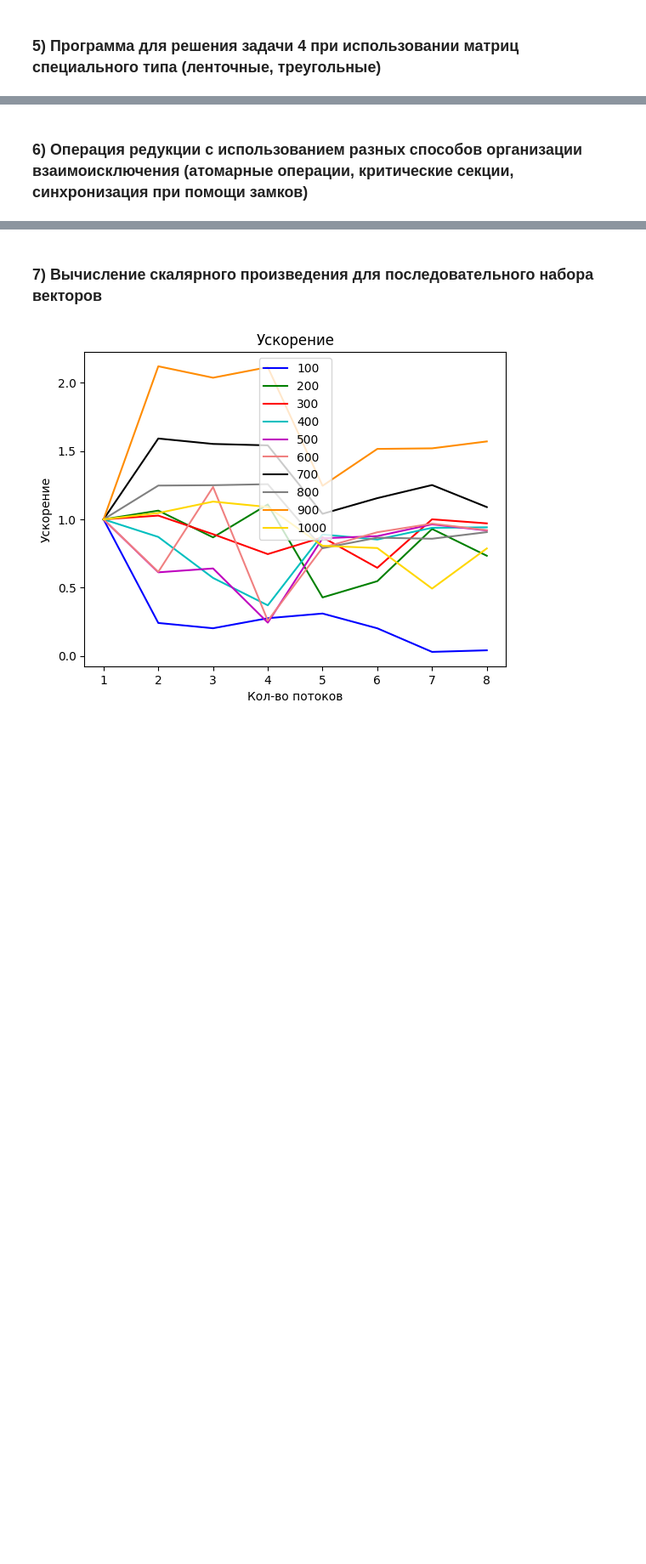
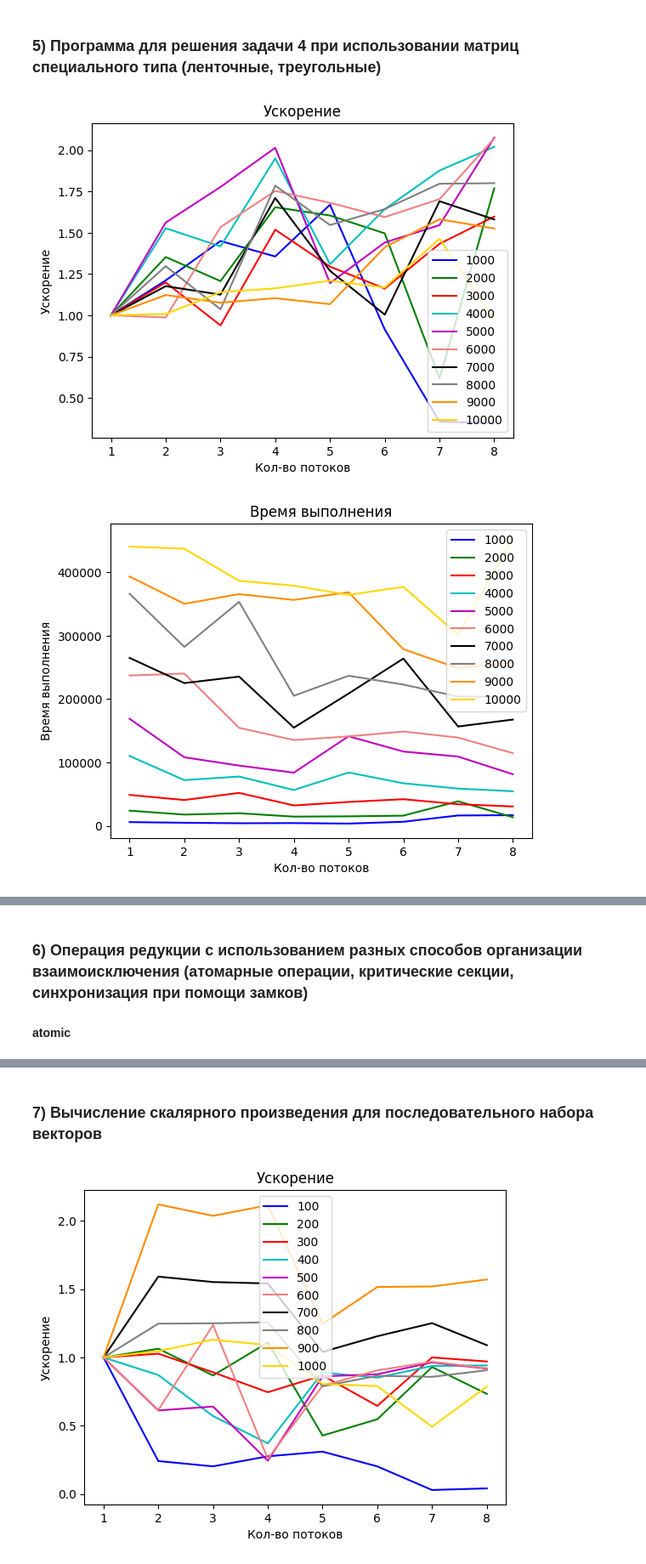
Before and after one commit to 9Neechan/spbu_studies, a Jupyter notebook: supercomputing_basics/parallel_OpenMP/graphics.ipynb, the cells around one changed output, grey strips where cells are left out. Shown at 85% size. Cells and saved outputs as stored; diff of their text form; code cells hidden in the pictures; blank space fills up the shorter version.

```diff
--- a/supercomputing_basics/parallel_OpenMP/graphics.ipynb
+++ b/supercomputing_basics/parallel_OpenMP/graphics.ipynb
@@ -74,3 +74,8 @@ draw('table4.csv')
 | 7 | 8 | 10904.159 | 15047.672 | 32902.748 | 55447.929 | 85988.101 | 124792.776 | 167878.149 | 225350.240 | 280259.702 | ... |
 # %% [markdown]
 ### 5) Программа для решения задачи 4 при использовании матриц специального типа (ленточные, треугольные)
+# %%
+draw('table5.csv')
+# %% [output]
+[figure, added]
+[figure, added]
@@ -77,2 +91,3 @@ draw('table4.csv')
 # %% [markdown]
 ### 6) Операция редукции с использованием разных способов организации взаимоисключения (атомарные операции, критические секции, синхронизация при помощи замков)
+#### atomic
```
Also changed, not shown: parts of 7 cells of this notebook, 18 other files.
